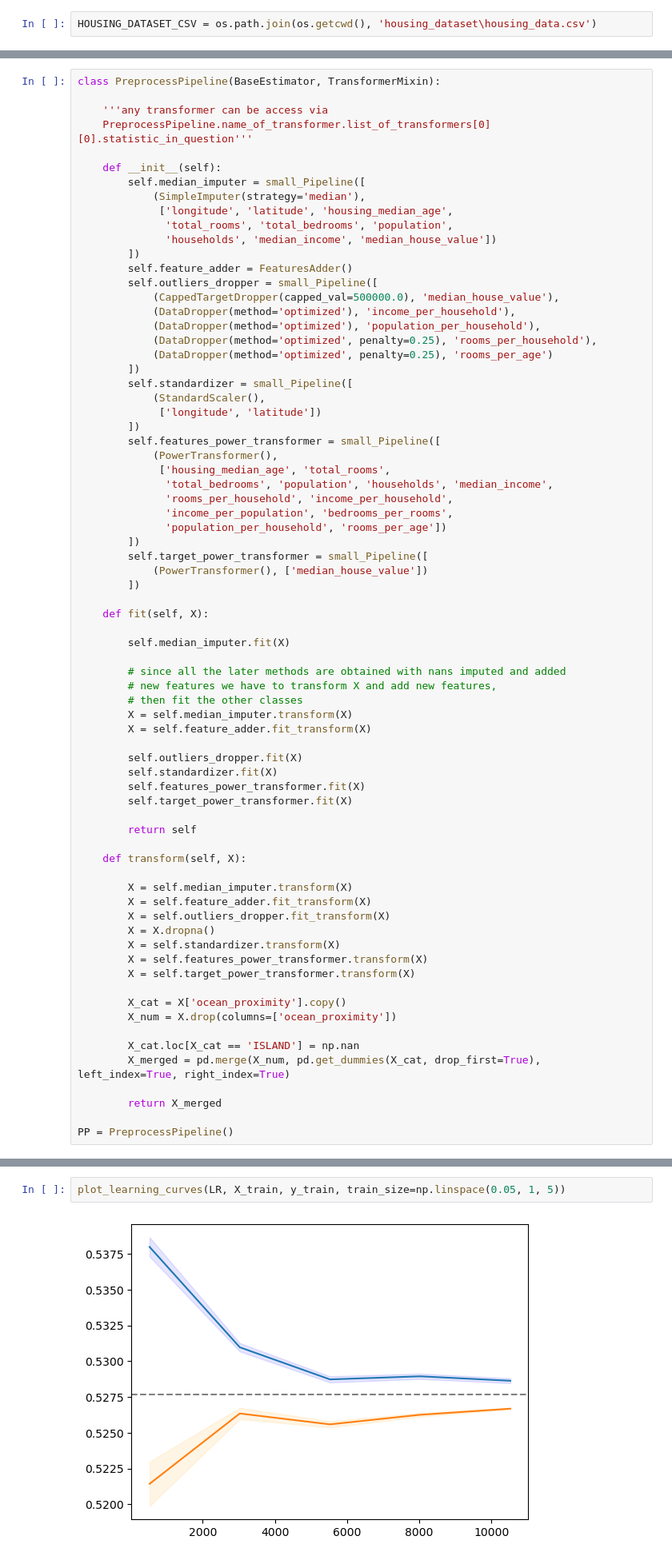
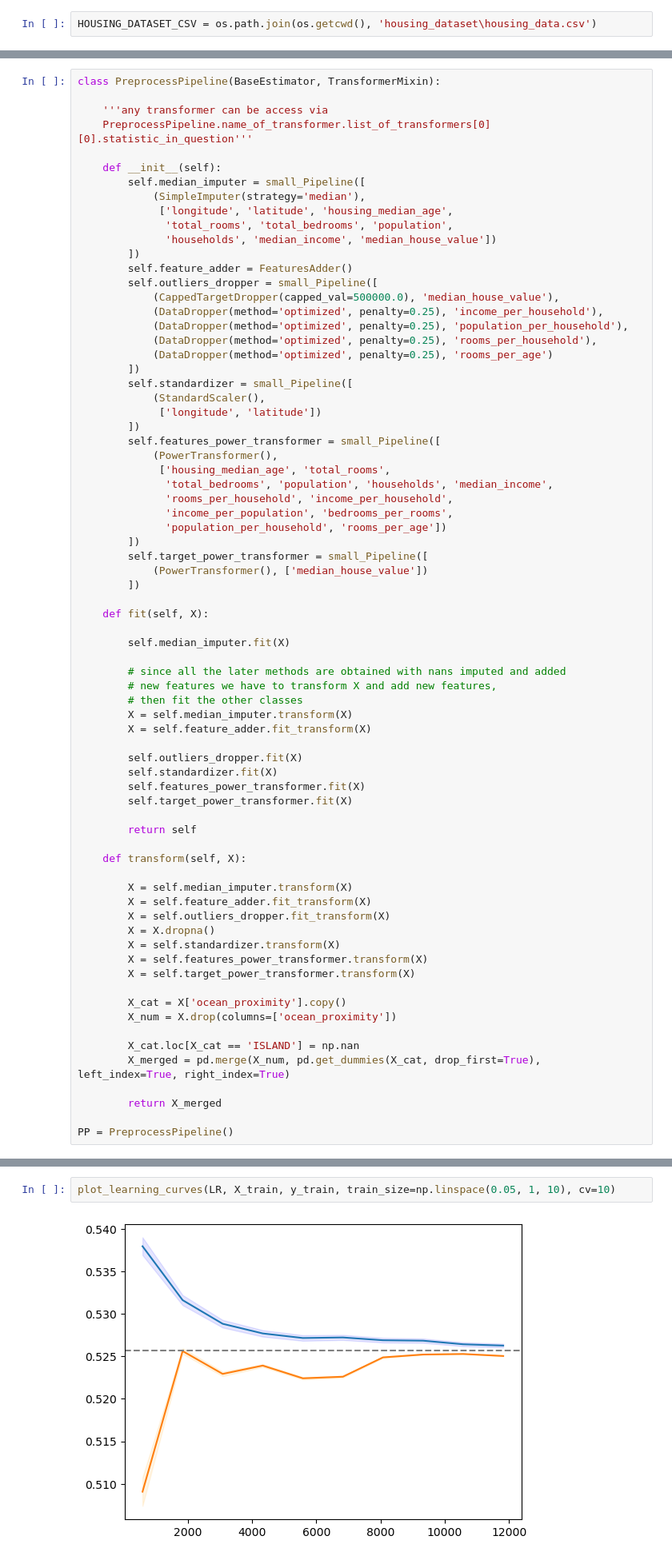
Before and after one commit to jack-sparrowh/California_Housing_Prices, a Jupyter notebook: housing_model_testing.ipynb, the cells around one changed output, grey strips where cells are left out. Shown at 80% size. Drawn from its saved outputs; the diff is of its cells as text.

```diff
--- a/housing_model_testing.ipynb
+++ b/housing_model_testing.ipynb
@@ -56,8 +56,8 @@ class PreprocessPipeline(BaseEstimator, TransformerMixin):
         self.feature_adder = FeaturesAdder()
         self.outliers_dropper = small_Pipeline([
             (CappedTargetDropper(capped_val=500000.0), 'median_house_value'),
-            (DataDropper(method='optimized'), 'income_per_household'),
-            (DataDropper(method='optimized'), 'population_per_household'),
+            (DataDropper(method='optimized', penalty=0.25), 'income_per_household'),
+            (DataDropper(method='optimized', penalty=0.25), 'population_per_household'),
             (DataDropper(method='optimized', penalty=0.25), 'rooms_per_household'),
             (DataDropper(method='optimized', penalty=0.25), 'rooms_per_age')
         ])
@@ -176,4 +213,4 @@ RMSE(target_inverse(PP, y_pred_LR), target_inverse(PP, y_test))
 # %%
-plot_learning_curves(LR, X_train, y_train, train_size=np.linspace(0.05, 1, 5))
+plot_learning_curves(LR, X_train, y_train, train_size=np.linspace(0.05, 1, 10), cv=10)
 # %% [output]
-[figure, old version]
+[figure, new version]
```
Also changed, not shown: parts of 12 cells of this notebook, 1 other file.
